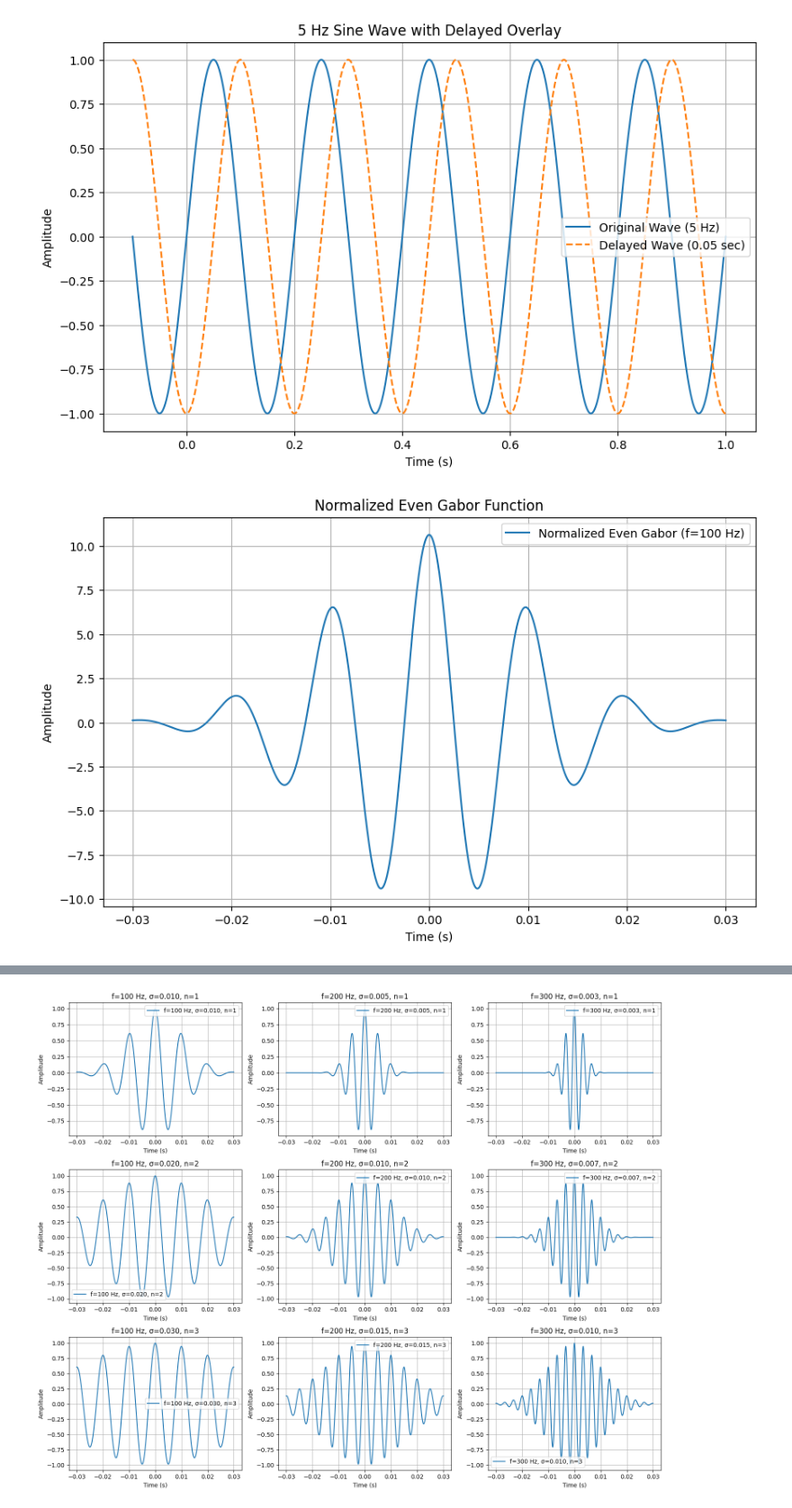
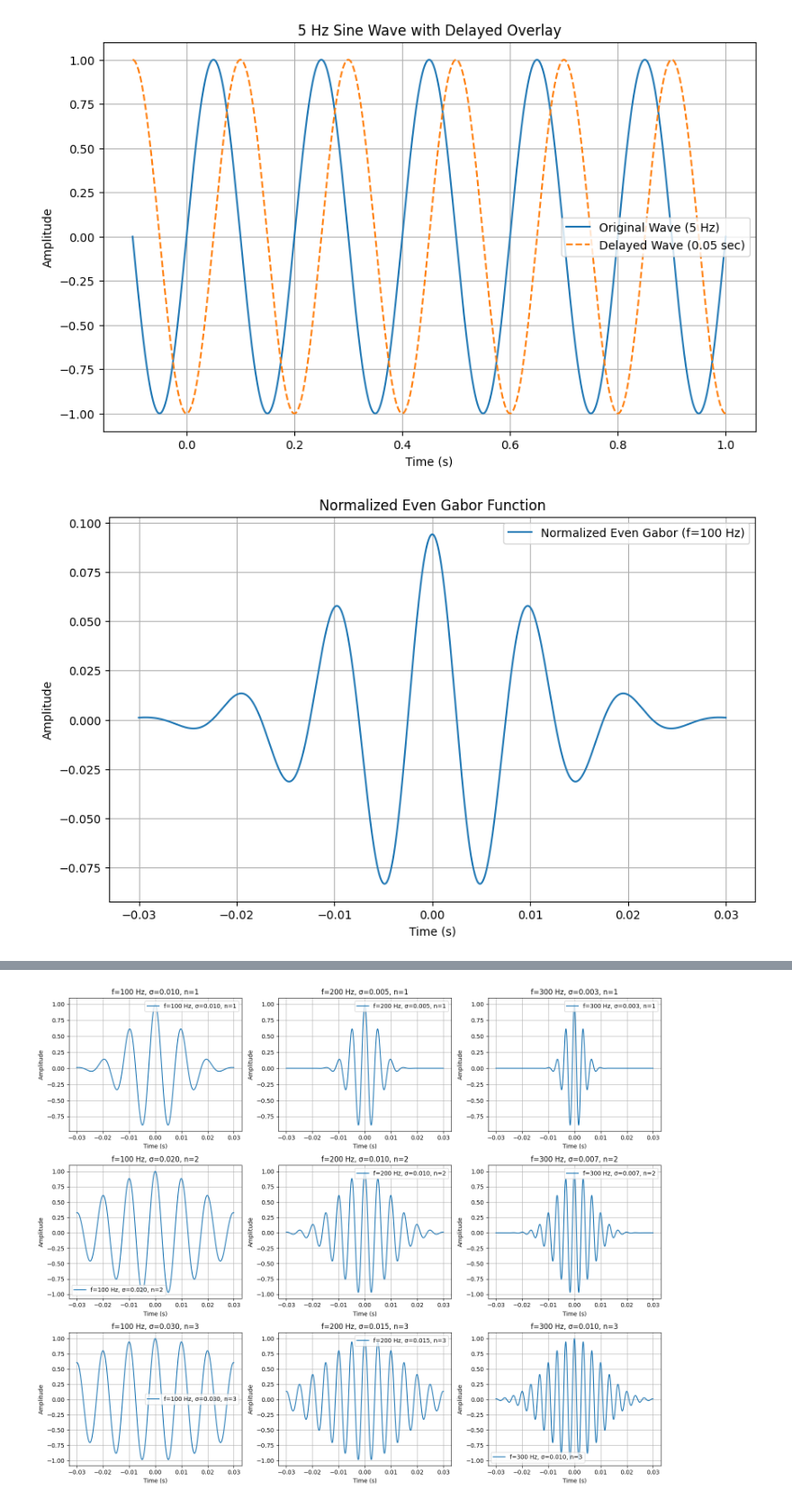
Before and after one commit to RyanL72/CSDS_364, a Jupyter notebook: Assignment_A1b/A1b_rhl72.ipynb, the cells around one changed output, grey strips where cells are left out. Shown at 90% size. Drawn from its saved outputs; the diff is of its cells as text; code cells hidden in the pictures.

```diff
--- a/Assignment_A1b/A1b_rhl72.ipynb
+++ b/Assignment_A1b/A1b_rhl72.ipynb
@@ -315,27 +68,25 @@ plt.show()
 # %% [output]
 [figure]
 # %%
-# Plot normalized even Gabor function
-f = 100  # Frequency in Hz
-sigma = 1 / f  # Standard deviation
-fs = 1000  # Sampling frequency
-t = np.linspace(-3 * sigma, 3 * sigma, 10000000)
+f = 100
+sigma = 1 / f
+fs = 10000
+t = np.linspace(-3 * sigma, 3 * sigma, fs)
 
-# Normalizing constant
 norm_factor = gabor_norm(f, sigma, fs)
+gabor_normalizing_constant = 1/norm_factor
 
-# Normalized Gabor function
-gabor_function = gabor(t, sigma, f, a = norm_factor)
+gabor_function = gabor(t, sigma, f, a = gabor_normalizing_constant)
 
 # Plot
 plt.figure(figsize=(10, 6))
 plt.plot(t, gabor_function, label='Normalized Even Gabor (f=100 Hz)', linestyle='-')
 plt.xlabel('Time (s)')
 plt.ylabel('Amplitude')
 plt.title('Normalized Even Gabor Function')
 plt.legend()
 plt.grid(True)
 plt.show()
 # %% [output]
-[figure, old version]
+[figure, new version]
 # %%
```
Also changed, not shown: parts of 37 cells of this notebook, 11 other files.
